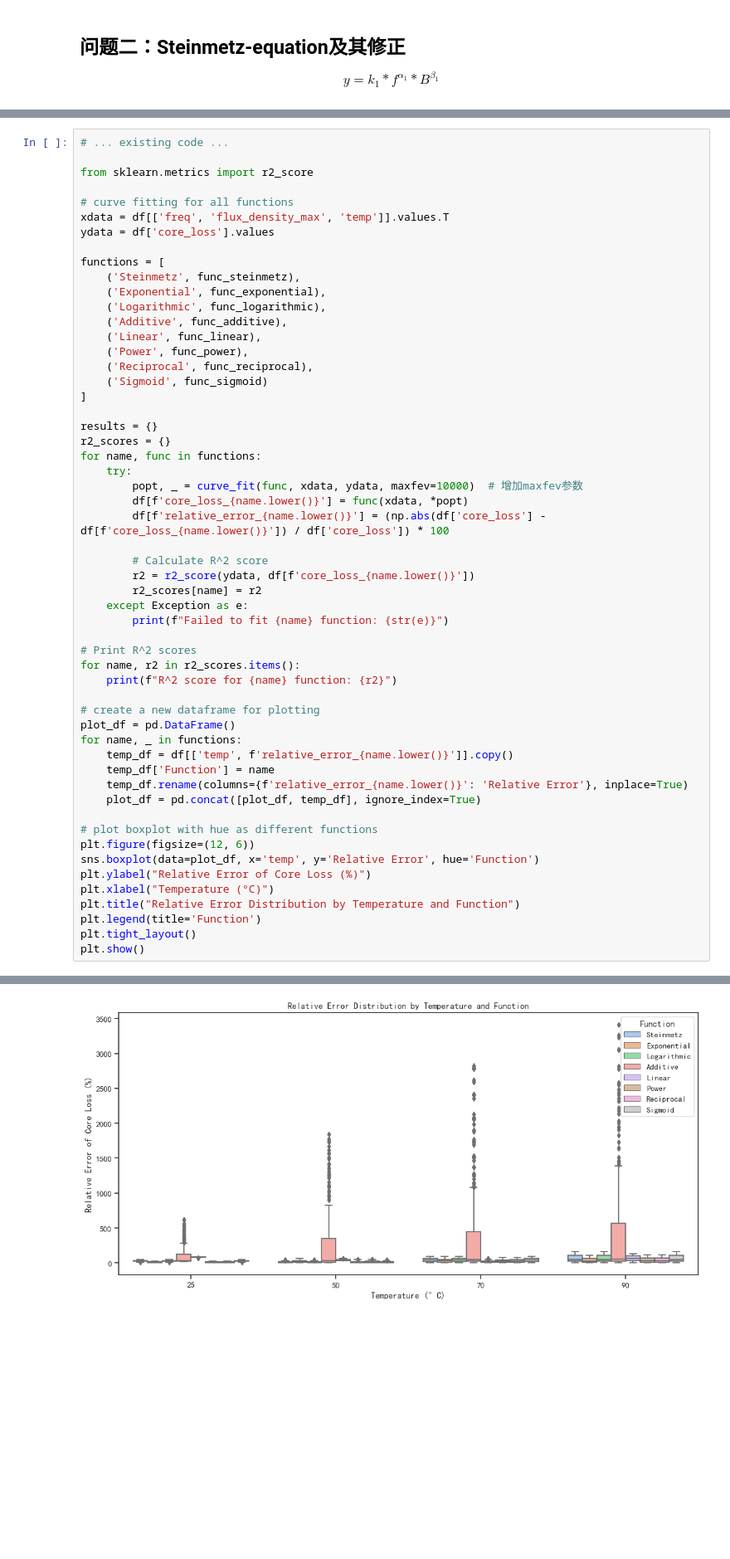
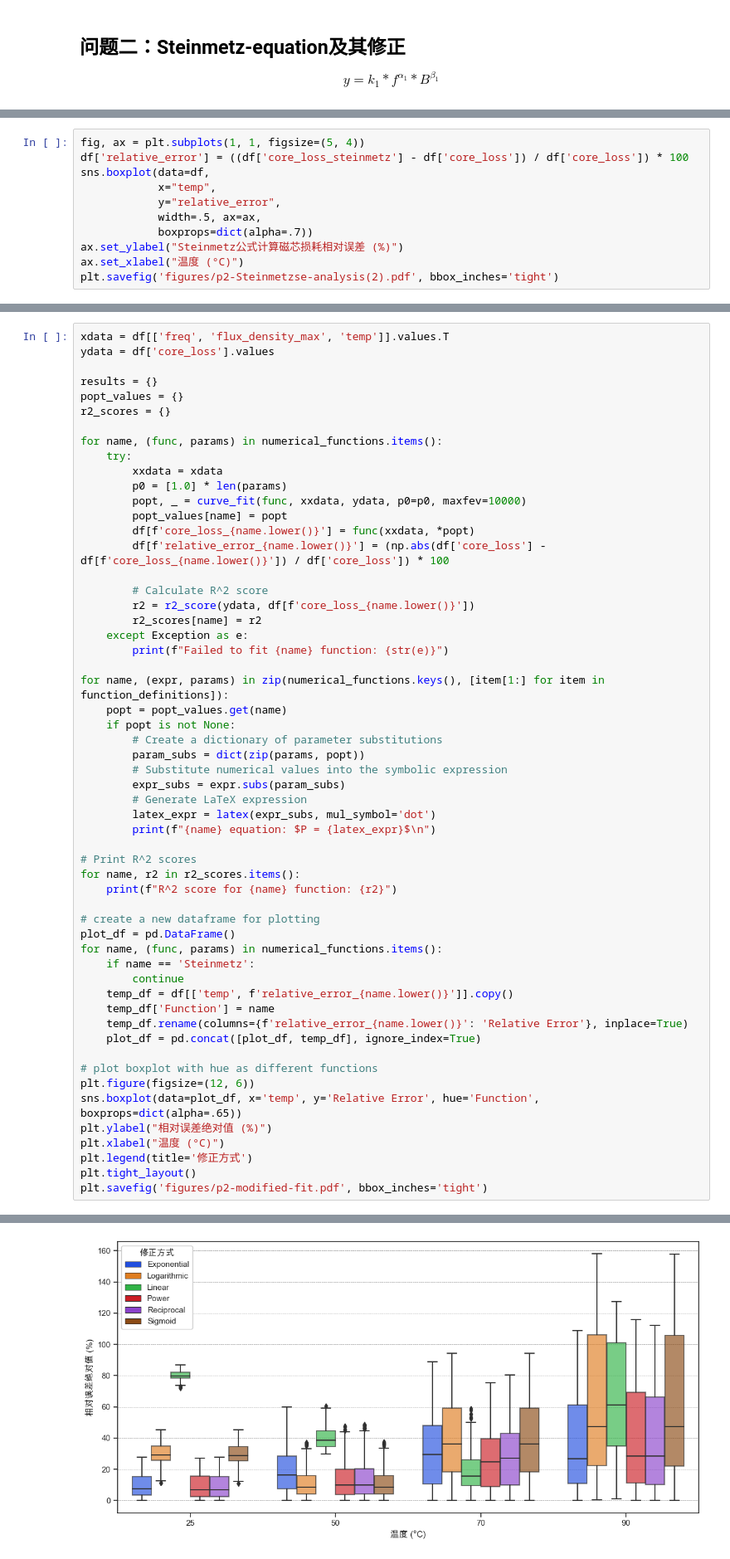
Before and after one commit to DURUII/Contest-CPMCM2024-C, a Jupyter notebook: Prob2.ipynb, the cells around one changed output, grey strips where cells are left out. Shown: that part at 83% size. Saved outputs shown, nothing was run; the diff lists cells and outputs as text; blank space fills up the shorter version.

```diff
--- a/Prob2.ipynb
+++ b/Prob2.ipynb
@@ -157,0 +150,11 @@ plt.show()
+# %%
+fig, ax = plt.subplots(1, 1, figsize=(5, 4))
+df['relative_error'] = ((df['core_loss_steinmetz'] - df['core_loss']) / df['core_loss']) * 100
+sns.boxplot(data=df,
+            x="temp",
+            y="relative_error",
+            width=.5, ax=ax,
+            boxprops=dict(alpha=.7))
+ax.set_ylabel("Steinmetz公式计算磁芯损耗相对误差 (%)")
+ax.set_xlabel("温度 (°C)")
+plt.savefig('figures/p2-Steinmetzse-analysis(2).pdf', bbox_inches='tight')
@@ -243,29 +204,18 @@ plt.show()
 # %%
-# ... existing code ...
-
-from sklearn.metrics import r2_score
-
-# curve fitting for all functions
 xdata = df[['freq', 'flux_density_max', 'temp']].values.T
 ydata = df['core_loss'].values
 
-functions = [
-    ('Steinmetz', func_steinmetz),
-    ('Exponential', func_exponential),
-    ('Logarithmic', func_logarithmic),
-    ('Additive', func_additive),
-    ('Linear', func_linear),
-    ('Power', func_power),
-    ('Reciprocal', func_reciprocal),
-    ('Sigmoid', func_sigmoid)
-]
+results = {}
+popt_values = {}
+r2_scores = {}
 
-results = {}
-r2_scores = {}
-for name, func in functions:
+for name, (func, params) in numerical_functions.items():
     try:
-        popt, _ = curve_fit(func, xdata, ydata, maxfev=10000)  # 增加maxfev参数
-        df[f'core_loss_{name.lower()}'] = func(xdata, *popt)
+        xxdata = xdata
+        p0 = [1.0] * len(params)
+        popt, _ = curve_fit(func, xxdata, ydata, p0=p0, maxfev=10000)
+        popt_values[name] = popt
+        df[f'core_loss_{name.lower()}'] = func(xxdata, *popt)
         df[f'relative_error_{name.lower()}'] = (np.abs(df['core_loss'] - df[f'core_loss_{name.lower()}']) / df['core_loss']) * 100
 
         # Calculate R^2 score
@@ -274,13 +224,26 @@ for name, func in functions:
     except Exception as e:
         print(f"Failed to fit {name} function: {str(e)}")
 
+for name, (expr, params) in zip(numerical_functions.keys(), [item[1:] for item in function_definitions]):
+    popt = popt_values.get(name)
+    if popt is not None:
+        # Create a dictionary of parameter substitutions
+        param_subs = dict(zip(params, popt))
+        # Substitute numerical values into the symbolic expression
+        expr_subs = expr.subs(param_subs)
+        # Generate LaTeX expression
+        latex_expr = latex(expr_subs, mul_symbol='dot')
+        print(f"{name} equation: $P = {latex_expr}$\n")
+
 # Print R^2 scores
 for name, r2 in r2_scores.items():
     print(f"R^2 score for {name} function: {r2}")
 
 # create a new dataframe for plotting
 plot_df = pd.DataFrame()
-for name, _ in functions:
+for name, (func, params) in numerical_functions.items():
+    if name == 'Steinmetz':
+        continue
     temp_df = df[['temp', f'relative_error_{name.lower()}']].copy()
     temp_df['Function'] = name
     temp_df.rename(columns={f'relative_error_{name.lower()}': 'Relative Error'}, inplace=True)
@@ -288,11 +251,10 @@ for name, _ in functions:
 
 # plot boxplot with hue as different functions
 plt.figure(figsize=(12, 6))
-sns.boxplot(data=plot_df, x='temp', y='Relative Error', hue='Function')
-plt.ylabel("Relative Error of Core Loss (%)")
-plt.xlabel("Temperature (°C)")
-plt.title("Relative Error Distribution by Temperature and Function")
-plt.legend(title='Function')
+sns.boxplot(data=plot_df, x='temp', y='Relative Error', hue='Function', boxprops=dict(alpha=.65))
+plt.ylabel("相对误差绝对值 (%)")
+plt.xlabel("温度 (°C)")
+plt.legend(title='修正方式')
 plt.tight_layout()
-plt.show()
+plt.savefig('figures/p2-modified-fit.pdf', bbox_inches='tight')
 # %% [output]
@@ -307 +281 @@ R^2 score for Sigmoid function: 0.9447856220571068
-[figure, old version]
+[figure, new version]
```
Also changed, not shown: parts of 15 cells of this notebook.
